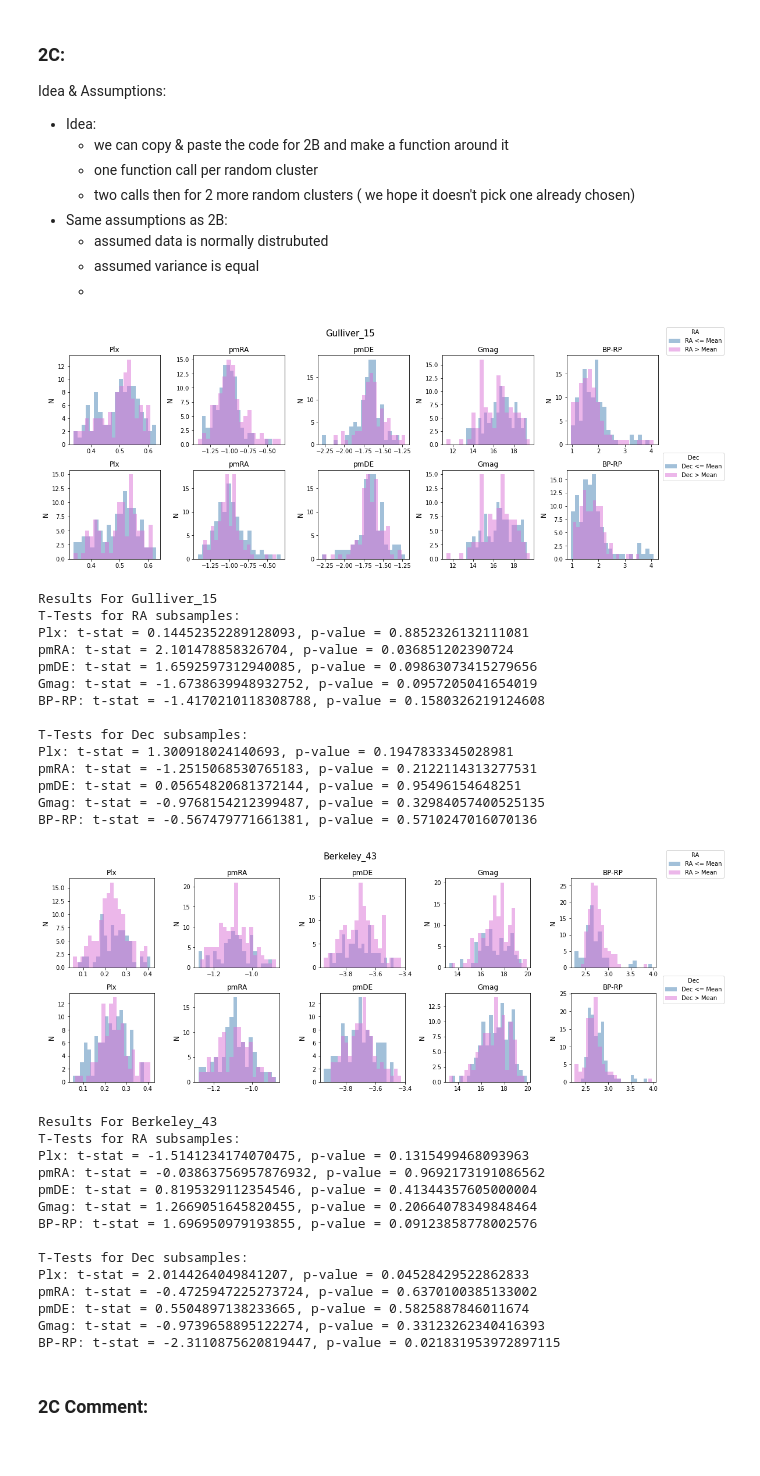
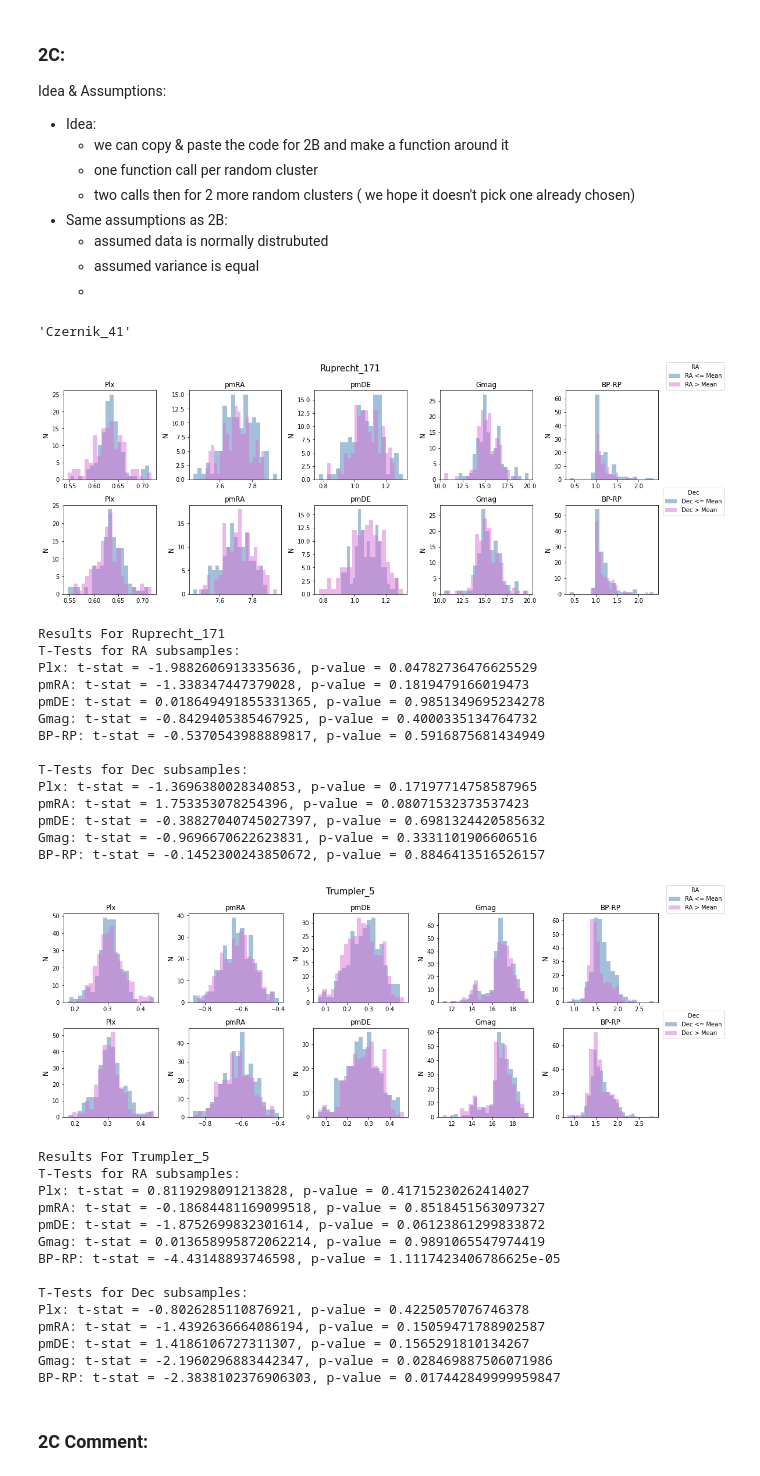
Before and after one commit to afinemax/stat_meth, a Jupyter notebook: assignments/a1/a1_max_fine.ipynb, the cells around one changed output. Drawn from its saved outputs; the diff is of its cells as text; code cells hidden in the pictures.

```diff
--- a/assignments/a1/a1_max_fine.ipynb
+++ b/assignments/a1/a1_max_fine.ipynb
@@ -572,38 +575,49 @@ def do_2b():
 
     return t_test_results_ra,  t_test_results_dec
-# %%
-t_test_results_ra,  t_test_results_dec = do_2b()
-t_test_results_ra,  t_test_results_dec = do_2b()
-# %% [output]
-[figure, removed]
-Results For Gulliver_15
-T-Tests for RA subsamples:
-Plx: t-stat = 0.14452352289128093, p-value = 0.8852326132111081
-pmRA: t-stat = 2.101478858326704, p-value = 0.036851202390724
-pmDE: t-stat = 1.6592597312940085, p-value = 0.09863073415279656
-Gmag: t-stat = -1.6738639948932752, p-value = 0.0957205041654019
-BP-RP: t-stat = -1.4170210118308788, p-value = 0.1580326219124608
-
-T-Tests for Dec subsamples:
-Plx: t-stat = 1.300918024140693, p-value = 0.1947833345028981
-pmRA: t-stat = -1.2515068530765183, p-value = 0.2122114313277531
-pmDE: t-stat = 0.05654820681372144, p-value = 0.95496154648251
-Gmag: t-stat = -0.9768154212399487, p-value = 0.32984057400525135
-BP-RP: t-stat = -0.567479771661381, p-value = 0.5710247016070136
-[figure, removed]
-Results For Berkeley_43
-T-Tests for RA subsamples:
-Plx: t-stat = -1.5141234174070475, p-value = 0.1315499468093963
-pmRA: t-stat = -0.03863756957876932, p-value = 0.9692173191086562
-pmDE: t-stat = 0.8195329112354546, p-value = 0.41344357605000004
-Gmag: t-stat = 1.2669051645820455, p-value = 0.20664078349848464
-BP-RP: t-stat = 1.696950979193855, p-value = 0.09123858778002576
-
-T-Tests for Dec subsamples:
-Plx: t-stat = 2.0144264049841207, p-value = 0.04528429522862833
-pmRA: t-stat = -0.4725947225273724, p-value = 0.6370100385133002
-pmDE: t-stat = 0.5504897138233665, p-value = 0.5825887846011674
-Gmag: t-stat = -0.9739658895122274, p-value = 0.33123262340416393
-BP-RP: t-stat = -2.3110875620819447, p-value = 0.021831953972897115
+# %%
+cluster_name
+# %% [output]
+'Czernik_41'
+# %%
+# second random cluster plot
+unique_cluster_names = clusters_hiprob['Name'].unique()
+cluster_name = np.random.choice(unique_cluster_names)
+t_test_results_ra,  t_test_results_dec = do_2b(cluster_name)
+
+# third random cluster plot
+unique_cluster_names = clusters_hiprob['Name'].unique()
+cluster_name = np.random.choice(unique_cluster_names)
+t_test_results_ra,  t_test_results_dec = do_2b(cluster_name)
+# %% [output]
+[figure, added]
+Results For Ruprecht_171
+T-Tests for RA subsamples:
+Plx: t-stat = -1.9882606913335636, p-value = 0.04782736476625529
+pmRA: t-stat = -1.338347447379028, p-value = 0.1819479166019473
+pmDE: t-stat = 0.018649491855331365, p-value = 0.9851349695234278
+Gmag: t-stat = -0.8429405385467925, p-value = 0.4000335134764732
+BP-RP: t-stat = -0.5370543988889817, p-value = 0.5916875681434949
+
+T-Tests for Dec subsamples:
+Plx: t-stat = -1.3696380028340853, p-value = 0.17197714758587965
+pmRA: t-stat = 1.753353078254396, p-value = 0.08071532373537423
+pmDE: t-stat = -0.38827040745027397, p-value = 0.6981324420585632
+Gmag: t-stat = -0.9696670622623831, p-value = 0.3331101906606516
+BP-RP: t-stat = -0.1452300243850672, p-value = 0.8846413516526157
+[figure, added]
+Results For Trumpler_5
+T-Tests for RA subsamples:
+Plx: t-stat = 0.8119298091213828, p-value = 0.41715230262414027
+pmRA: t-stat = -0.18684481169099518, p-value = 0.8518451563097327
+pmDE: t-stat = -1.8752699832301614, p-value = 0.06123861299833872
+Gmag: t-stat = 0.013658995872062214, p-value = 0.9891065547974419
+BP-RP: t-stat = -4.43148893746598, p-value = 1.1117423406786625e-05
+
+T-Tests for Dec subsamples:
+Plx: t-stat = -0.8026285110876921, p-value = 0.4225057076746378
+pmRA: t-stat = -1.4392636664086194, p-value = 0.15059471788902587
+pmDE: t-stat = 1.4186106727311307, p-value = 0.1565291810134267
+Gmag: t-stat = -2.1960296883442347, p-value = 0.028469887506071986
+BP-RP: t-stat = -2.3838102376906303, p-value = 0.017442849999959847
 # %% [markdown]
 ### 2C Comment:
```
Also changed, not shown: parts of 5 cells of this notebook.
